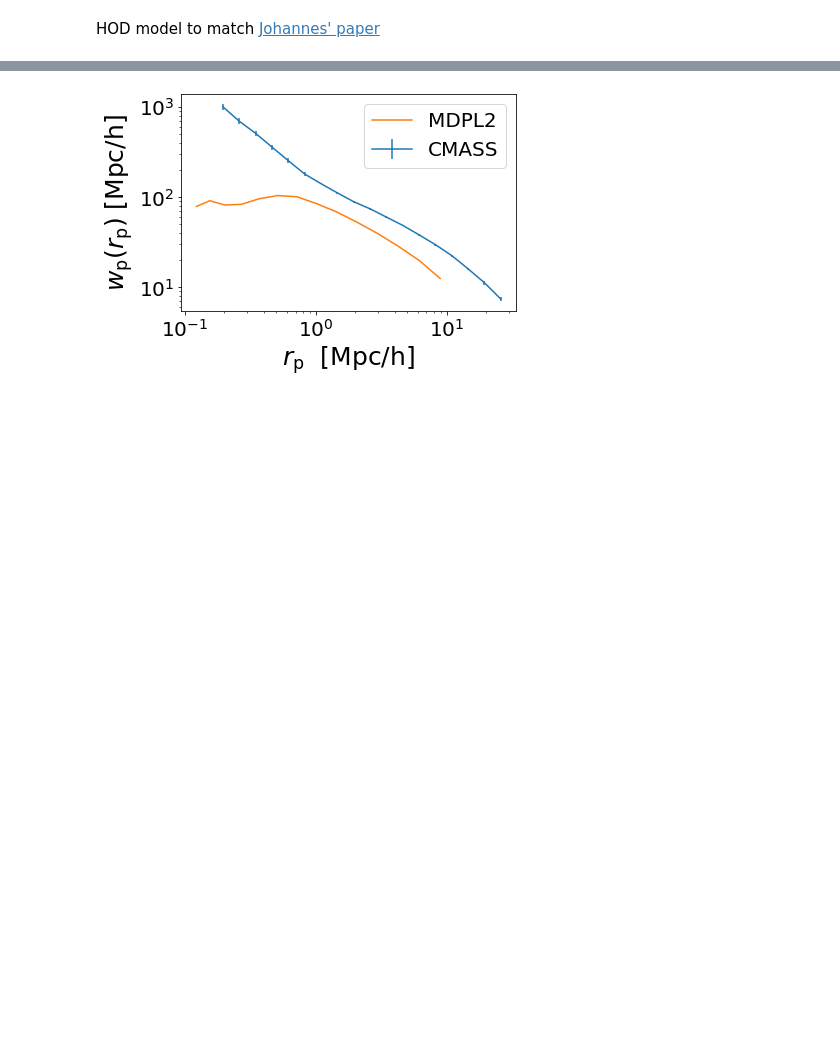
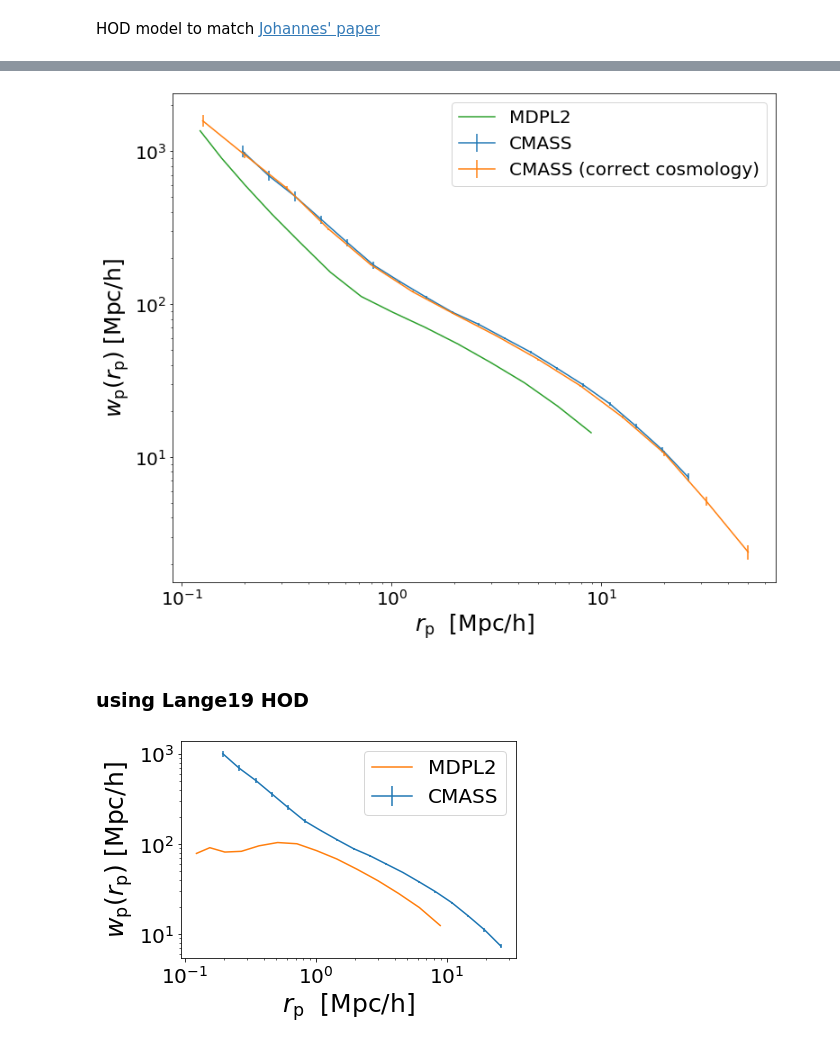
Before and after one commit to f-ardila/baryonic_effects, a Jupyter notebook: CMASS/cmass.ipynb, the cells around one changed output, grey strips where cells are left out. Drawn from its saved outputs; the diff is of its cells as text; code cells hidden in the pictures; blank space fills up the shorter version.

```diff
--- a/CMASS/cmass.ipynb
+++ b/CMASS/cmass.ipynb
@@ -29,6 +37,8 @@ wp_data_file = 'wpNSdebiasedboss5003.txt'
 ds_data_file = 'cmass_deltasigma_0.43_0.7.txt'
 # %%
 wp_data = ascii.read(data_dir+wp_data_file, names = ['rp','wp','wp_err'])
+wp_correct_cosmology_data = ascii.read(data_dir+wp_correct_cosmology_data_file, names = ['rp','wp','wp_err'])
+
 ds_data = ascii.read(data_dir+ds_data_file, names = ['rp','ds','ds_err'])
 # %% [markdown]
 ## simulation: MDPL2
@@ -183,10 +266,29 @@ from halotools.mock_observables import wp
 # %%
-pi_max = 40.
+pi_max = 80. #80 h−1 Mpc in Reid et al. https://arxiv.org/pdf/1404.3742.pdf comoving distances
 rp_bins = np.logspace(-1,1.25,15)
 rp_bin_centers = (rp_bins[:1] + rp_bins[1:])/2.
 
 
-wp_all = wp(all_positions, rp_bins, pi_max, period=model_instance.mock.Lbox, num_threads='max')
+wp_all = wp(galaxy_positions, rp_bins, pi_max, period=model_instance.mock.Lbox, num_threads='max')
+# %%
+plt.figure(figsize=[12,10])
+plt.errorbar(wp_data['rp'],wp_data['wp'], yerr = wp_data['wp_err'], label='CMASS')
+plt.errorbar(wp_correct_cosmology_data['rp'],wp_correct_cosmology_data['wp'], yerr = wp_correct_cosmology_data['wp_err'], label='CMASS (correct cosmology)')
+
+plt.plot(rp_bin_centers, wp_all, label=r'MDPL2')
+
+plt.loglog()
+plt.xticks(fontsize=20)
+plt.yticks(fontsize=20)
+plt.xlabel(r'$r_{\rm p} $  $\rm{[Mpc/h]}$', fontsize=25)
+plt.ylabel(r'$w_{\rm p}(r_{\rm p})$ $\rm{[Mpc/h]}$', fontsize=25)
+# plt.title(r'$M_{\ast} > 10^{10.25}M_{\odot}$', fontsize=20)
+plt.legend(loc='best', fontsize=20)
+plt.show()
+# %% [output]
+[figure, added]
+# %% [markdown]
+### using Lange19 HOD
 # %%
 plt.errorbar(wp_data['rp'],wp_data['wp'], yerr = wp_data['wp_err'], label='CMASS')
 
```
Also changed, not shown: parts of 31 cells of this notebook, 1 other file.
